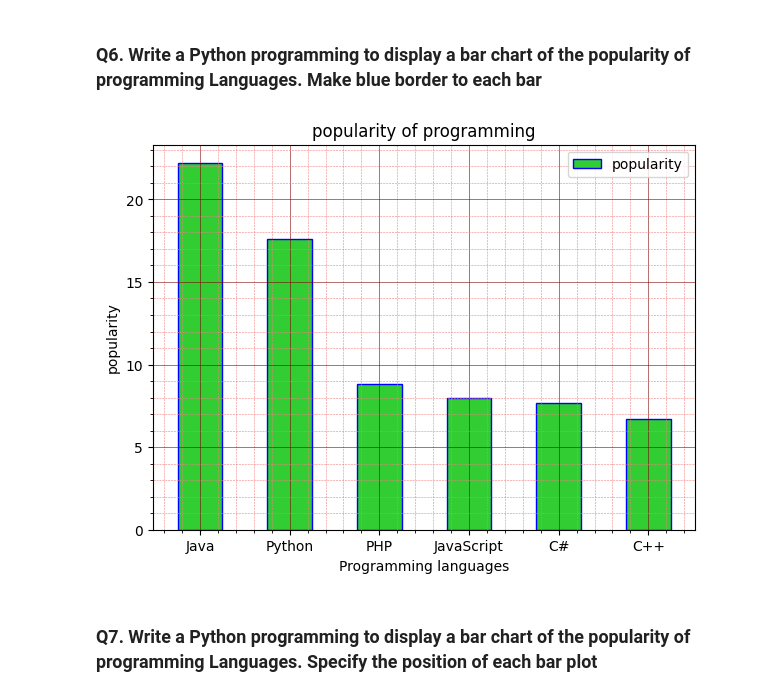
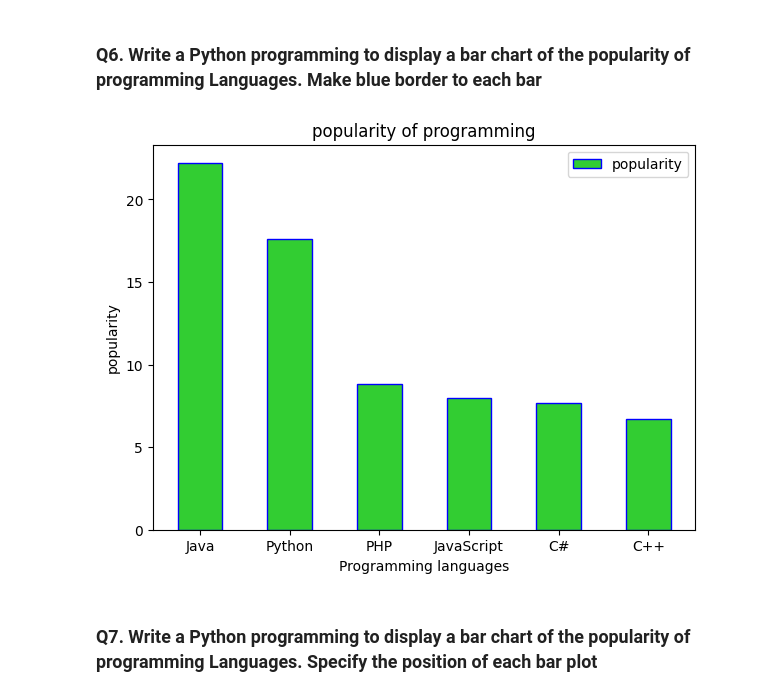
Before and after one commit to Ankitha8105/Python_Libraries, a Jupyter notebook: Matplotlib/bargraph.ipynb, the cells around one changed output. Saved outputs shown, nothing was run; the diff lists cells and outputs as text; code cells hidden in the pictures.

```diff
--- a/Matplotlib/bargraph.ipynb
+++ b/Matplotlib/bargraph.ipynb
@@ -215,38 +215,34 @@ def blue_edge_barchart(languages,popularity):
     Description :
         This function is used to o display a bar chart of the popularity of programming
         Languages.Make blue border to each bar.
     Parameters :
         languages = List of programming languages
         popularity = List of popularity of each languages
     Return :
         It returns blue border to each bar
     """
 
     plt.figure(figsize=(7,5))
     plt.bar(languages,popularity,color='LimeGreen',edgecolor = 'blue',label='popularity',width=0.5)
 
     plt.xlabel("Programming languages")
     plt.ylabel("popularity")
     plt.title("popularity of programming")
 
-    plt.minorticks_on()
-    plt.grid(which='major',linestyle="solid",linewidth=0.4,color='Maroon')
-    plt.grid(which='minor',linestyle="--",linewidth=0.4,color='LightCoral')
-
     plt.legend()
     plt.show()
 
 
 def main():
     lang = np.array(['Java', 'Python', 'PHP', 'JavaScript', 'C#', 'C++'])
     popularity = np.array([22.2, 17.6, 8.8, 8, 7.7, 6.7])
     blue_edge_barchart(lang,popularity)
 
 
 if __name__ == "__main__":
     main()
 # %% [output]
-[figure, old version]
+[figure, new version]
 # %% [markdown]
 ### Q7. Write a Python programming to display a bar chart of the popularity of programming Languages. Specify the position of each bar plot
 # %%
```
Also changed, not shown: parts of 5 cells of this notebook.
